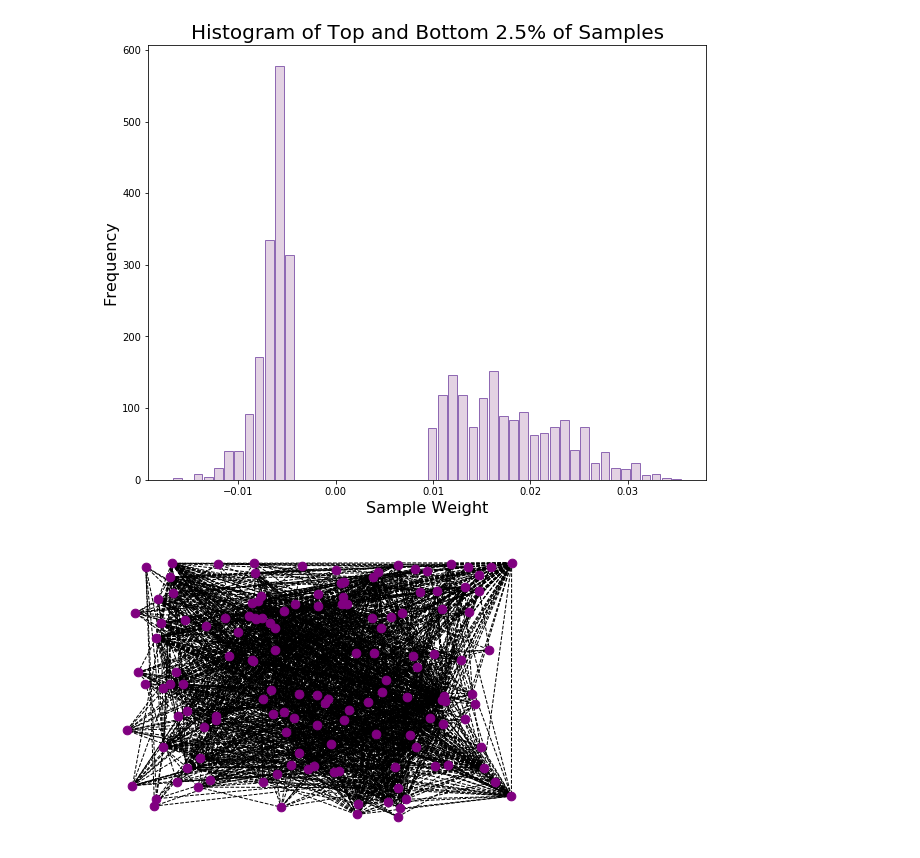
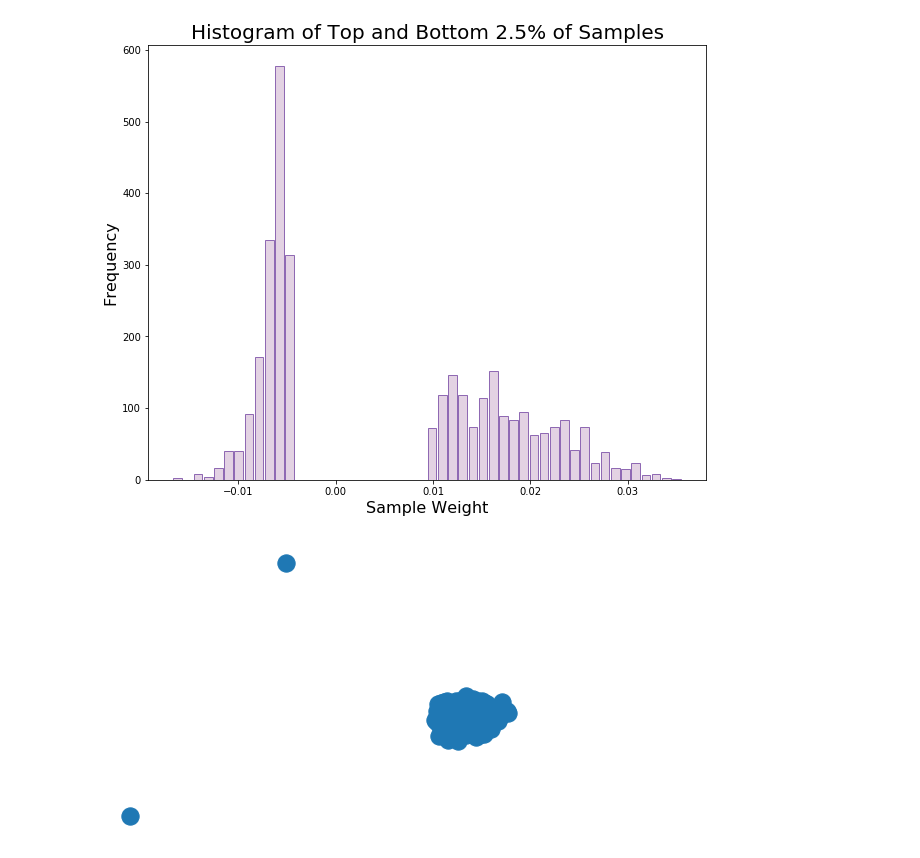
Before and after one commit to kaykrish/comab, a Jupyter notebook: par_cor_oad_t.ipynb, the cells around one changed output. Cells and saved outputs as stored; diff of their text form; code cells hidden in the pictures.

Commit message:
Modified graphical network

```diff
--- a/par_cor_oad_t.ipynb
+++ b/par_cor_oad_t.ipynb
@@ -275,4 +275,7 @@ plt.show()
 [figure]
 # %%
 # Build network
-net = nx.from_pandas_edgelist(total_5, source='A', target='B', edge_attr=['Weights'])
+g = nx.from_pandas_edgelist(total_5, source='A', target='B', edge_attr=['Weights'])
+nx.draw(g)
+# %% [output]
+[figure, added]
@@ -293,4 +281,0 @@ plt.show()
-# %%
-rand = nx.draw_random(net, style='dashed', node_color='purple', node_shape='.')
-# %% [output]
-[figure, removed]
```
Also changed, not shown: parts of 11 cells of this notebook.
